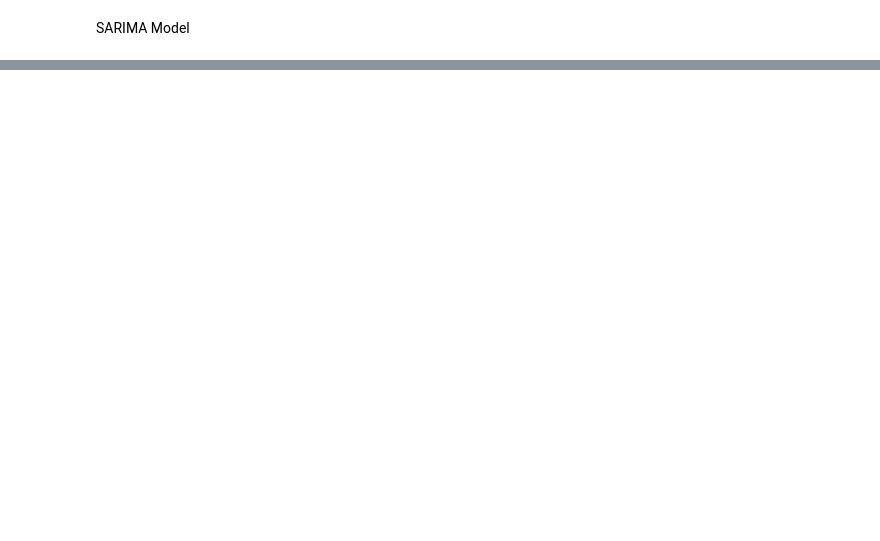
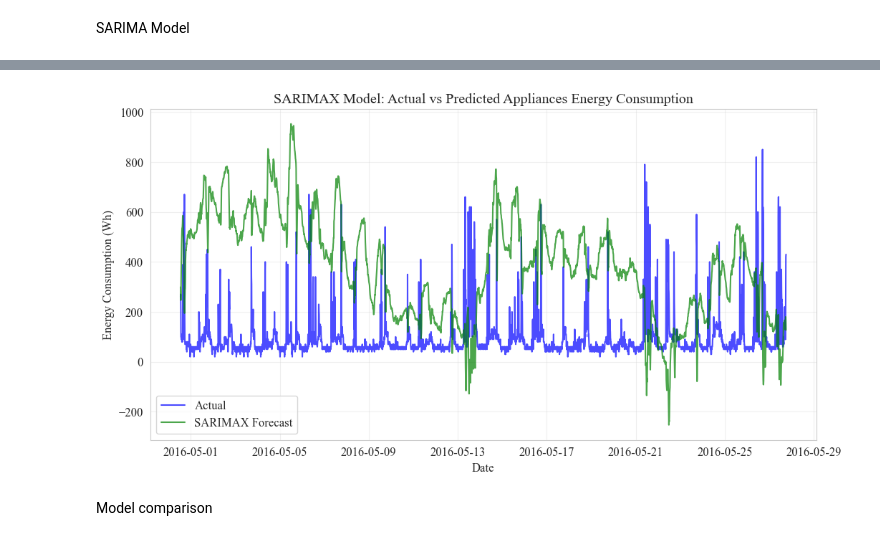
Before and after one commit to CatPieee/Appliances-Energy-Consumption-Forecasting-Using-Time-Series-Machine-Learning, a Jupyter notebook: notebooks/4.0-TimeSeries_ML.ipynb, the cells around one changed output, grey strips where cells are left out. Cells and saved outputs as stored; diff of their text form; code cells hidden in the pictures; blank space fills up the shorter version.

Commit message:
finish SARIMA and RNN

```diff
--- a/notebooks/4.0-TimeSeries_ML.ipynb
+++ b/notebooks/4.0-TimeSeries_ML.ipynb
@@ -156,0 +224,16 @@ SARIMA Model
+# %%
+plt.figure(figsize=(12, 6))
+
+plt.plot(sarimax_test_endog.index, sarimax_test_endog.values, label='Actual', color='blue', alpha=0.7)
+plt.plot(sarimax_predictions.index, sarimax_predictions.values, label='SARIMAX Forecast', color='green', alpha=0.7)
+plt.title('SARIMAX Model: Actual vs Predicted Appliances Energy Consumption')
+plt.xlabel('Date')
+plt.ylabel('Energy Consumption (Wh)')
+plt.legend()
+plt.grid(True, alpha=0.3)
+# plt.savefig('../results/prediction_plots/sarimax_results.png', dpi=300, bbox_inches='tight')
+plt.show()
+# %% [output]
+[figure, added]
+# %% [markdown]
+Model comparison
```
Also changed, not shown: parts of 5 cells of this notebook, 6 other files.
